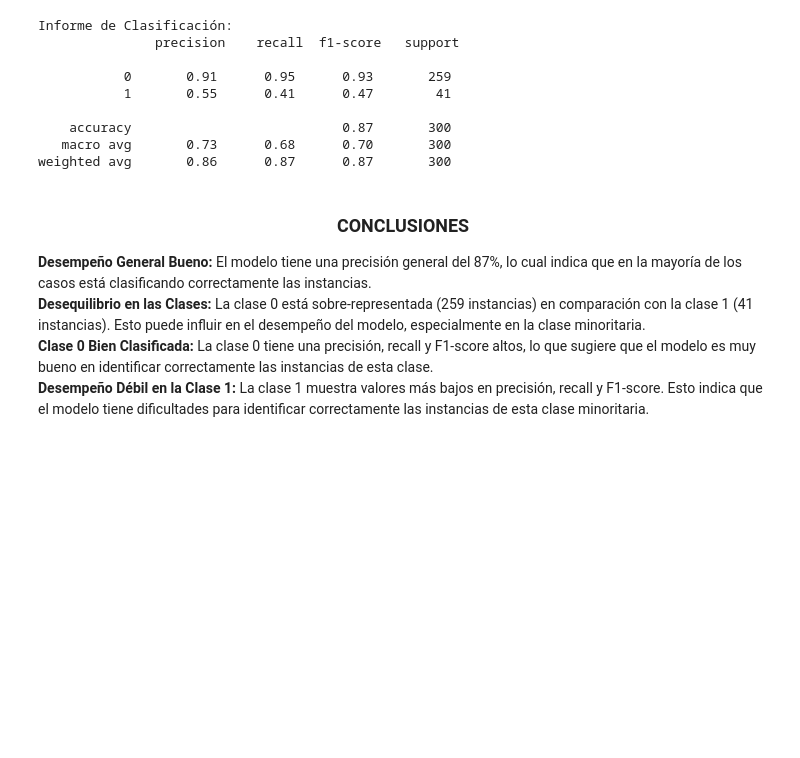
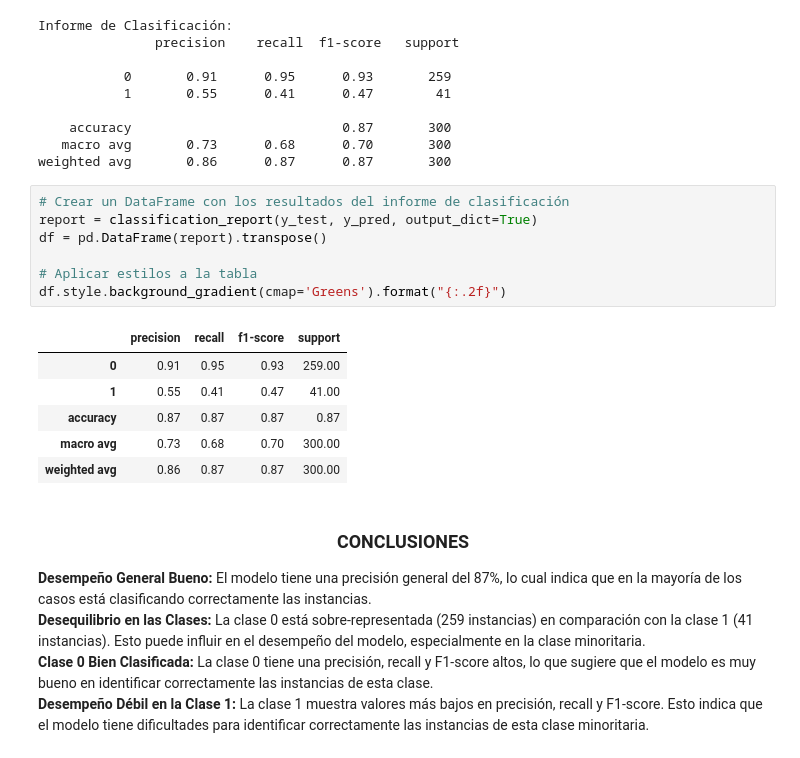
Before and after one commit to CristianLLDev/talentotech, a Jupyter notebook: Proyecto Final Regresion Logistica Terremotos/Exposicion _Regresion_logistica_Clasificacion_Intensidad_Terremotos.ipynb, the cells around one changed output. Saved outputs shown, nothing was run; the diff lists cells and outputs as text; blank space fills up the shorter version.

```diff
--- a/Proyecto Final Regresion Logistica Terremotos/Exposicion _Regresion_logistica_Clasificacion_Intensidad_Terremotos.ipynb
+++ b/Proyecto Final Regresion Logistica Terremotos/Exposicion _Regresion_logistica_Clasificacion_Intensidad_Terremotos.ipynb
@@ -359,6 +359,20 @@ Informe de Clasificación:
     accuracy                           0.87       300
    macro avg       0.73      0.68      0.70       300
 weighted avg       0.86      0.87      0.87       300
+# %%
+# Crear un DataFrame con los resultados del informe de clasificación
+report = classification_report(y_test, y_pred, output_dict=True)
+df = pd.DataFrame(report).transpose()
+
+# Aplicar estilos a la tabla
+df.style.background_gradient(cmap='Greens').format("{:.2f}")
+# %% [output]
+|  | precision | recall | f1-score | support |
+| 0 | 0.91 | 0.95 | 0.93 | 259.00 |
+| 1 | 0.55 | 0.41 | 0.47 | 41.00 |
+| accuracy | 0.87 | 0.87 | 0.87 | 0.87 |
+| macro avg | 0.73 | 0.68 | 0.70 | 300.00 |
+| weighted avg | 0.86 | 0.87 | 0.87 | 300.00 |
 # %% [markdown]
 ### __<center>CONCLUSIONES</center>__
 __Desempeño General Bueno:__ El modelo tiene una precisión general del 87%, lo cual indica que en la mayoría de los casos está clasificando correctamente las instancias.<br>
```
Also changed, not shown: parts of 1 cell of this notebook.
